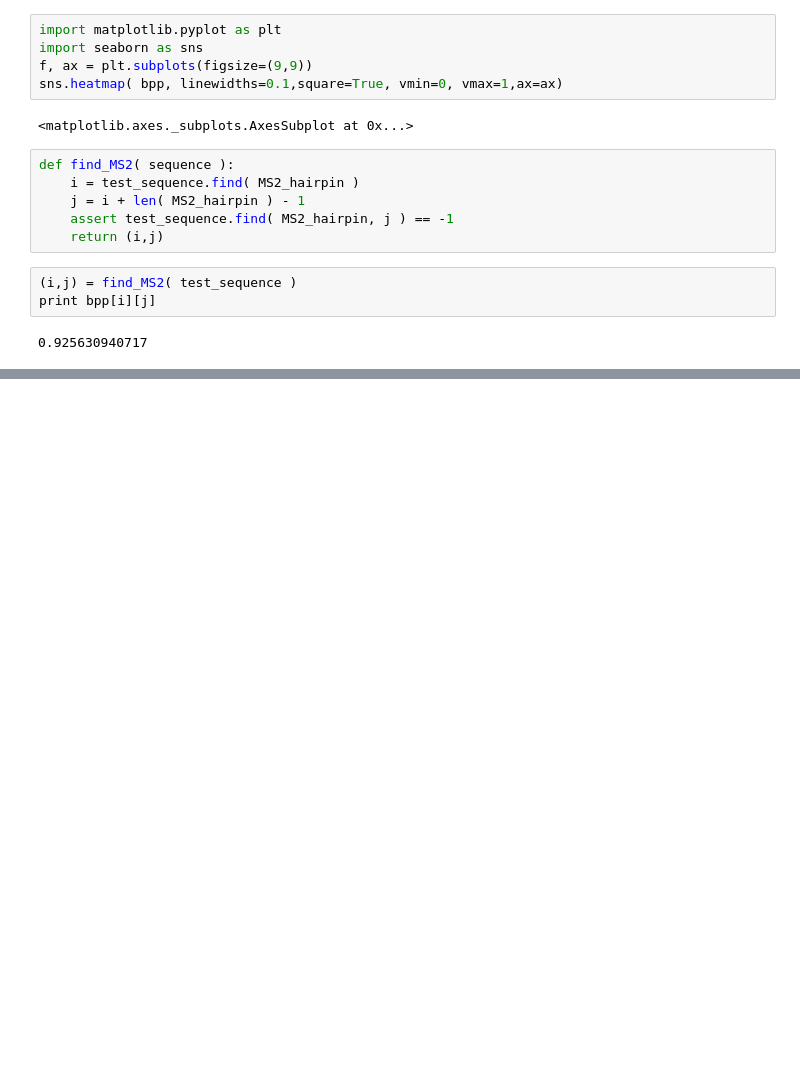
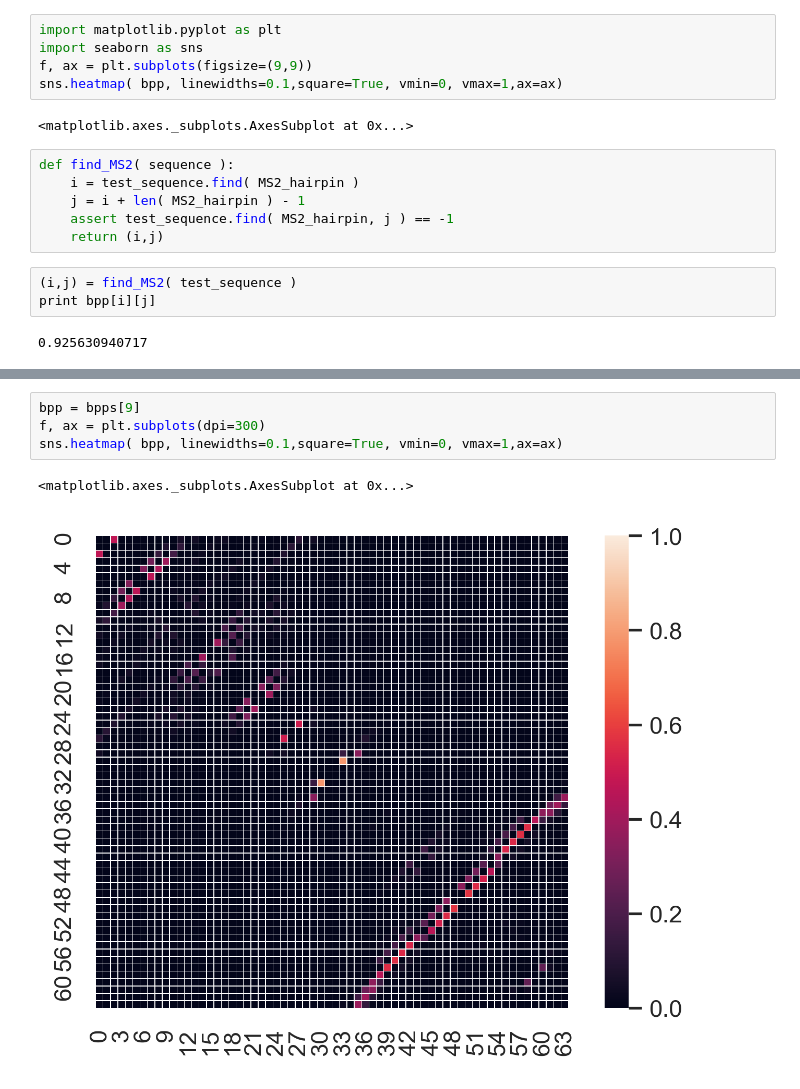
Before and after one commit to mekhub/alphafold, a Jupyter notebook: Alphafold2_MS2_bpp.ipynb, the cells around one changed output, grey strips where cells are left out. Cells and saved outputs as stored; diff of their text form; blank space fills up the shorter version.

```diff
--- a/Alphafold2_MS2_bpp.ipynb
+++ b/Alphafold2_MS2_bpp.ipynb
@@ -63,2 +65,9 @@ BPP: [0.9256309407166667, 0.7847025627720416, 0.9256309407166667, 0.067407386624
+# %%
+bpp = bpps[9]
+f, ax = plt.subplots(dpi=300)
+sns.heatmap( bpp, linewidths=0.1,square=True, vmin=0, vmax=1,ax=ax)
+# %% [output]
+<matplotlib.axes._subplots.AxesSubplot at 0x...>
+[figure, added]
 # %%
 params = AlphaFoldParams()
```
Also changed, not shown: parts of 9 cells of this notebook, 2 other files.
